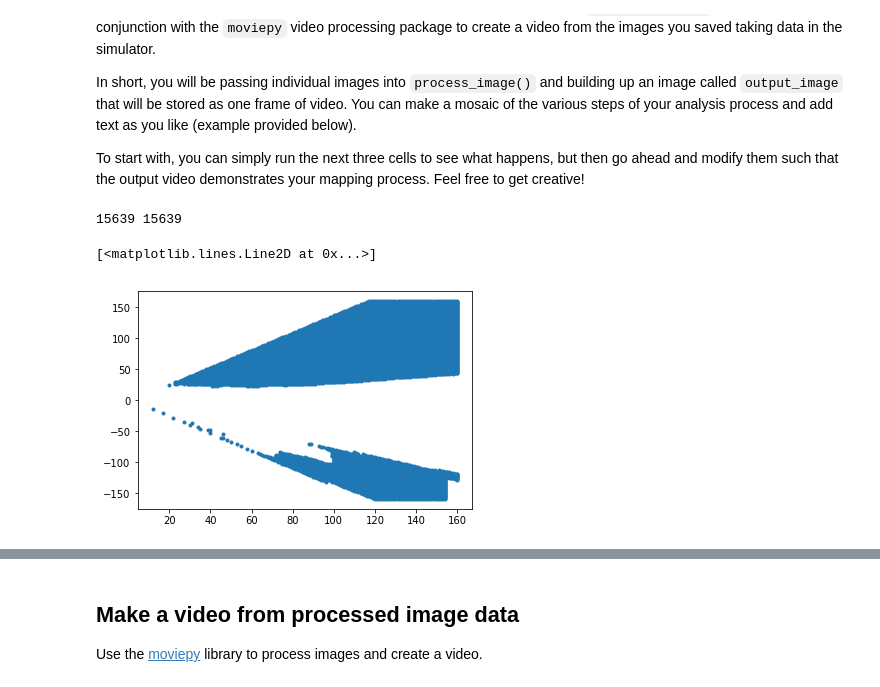
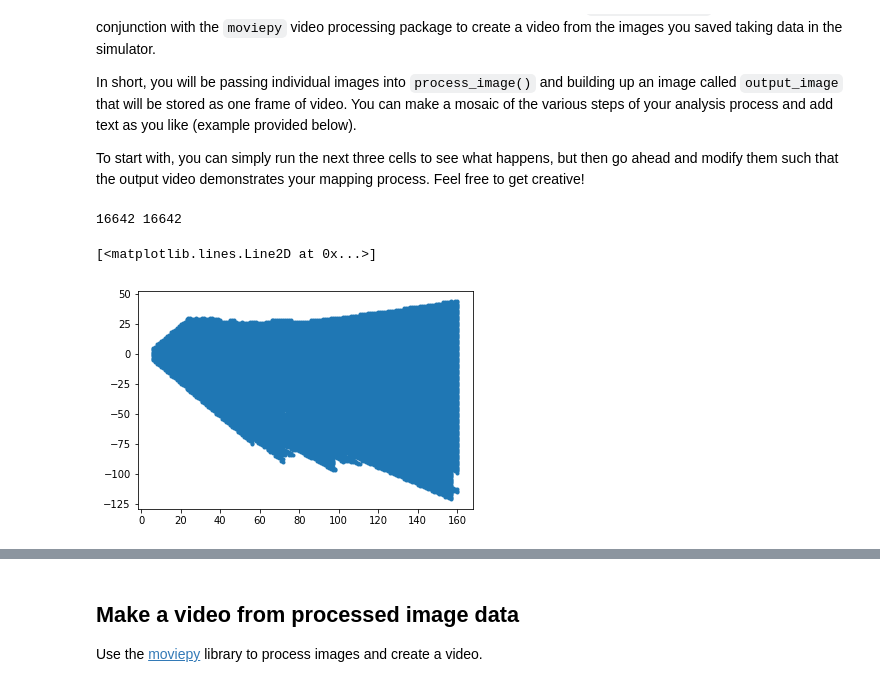
Before and after one commit to ndilsou/RoboND-Rover-Project, a Jupyter notebook: code/Rover_Project_Test_Notebook.ipynb, the cells around one changed output, grey strips where cells are left out. Cells and saved outputs as stored; diff of their text form; code cells hidden in the pictures.

```diff
--- a/code/Rover_Project_Test_Notebook.ipynb
+++ b/code/Rover_Project_Test_Notebook.ipynb
@@ -728,12 +612,12 @@ To start with, you can simply run the next three cells to see what happens, but
 # %%
 warped_image = perspect_transform(image, source, destination)
 # 3) Apply color threshold to identify navigable terrain/obstacles/rock samples
-binary_image = color_thresh(warped_image, invert=True)
+binary_image = color_thresh(warped_image)
 # 4) Convert thresholded image pixel values to rover-centric coords
 xpix, ypix = rover_coords(binary_image)
 print(len(xpix), len(ypix))
 plt.plot(xpix, ypix, ".")
 # %% [output]
-15639 15639
+16642 16642
 [<matplotlib.lines.Line2D at 0x...>]
-[figure, old version]
+[figure, new version]
```
Also changed, not shown: parts of 44 cells of this notebook, 6 other files.
